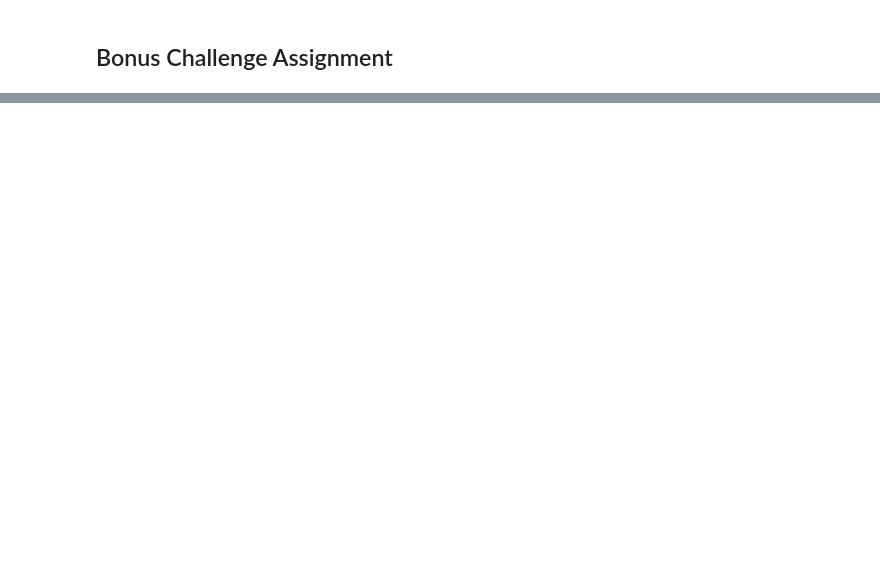
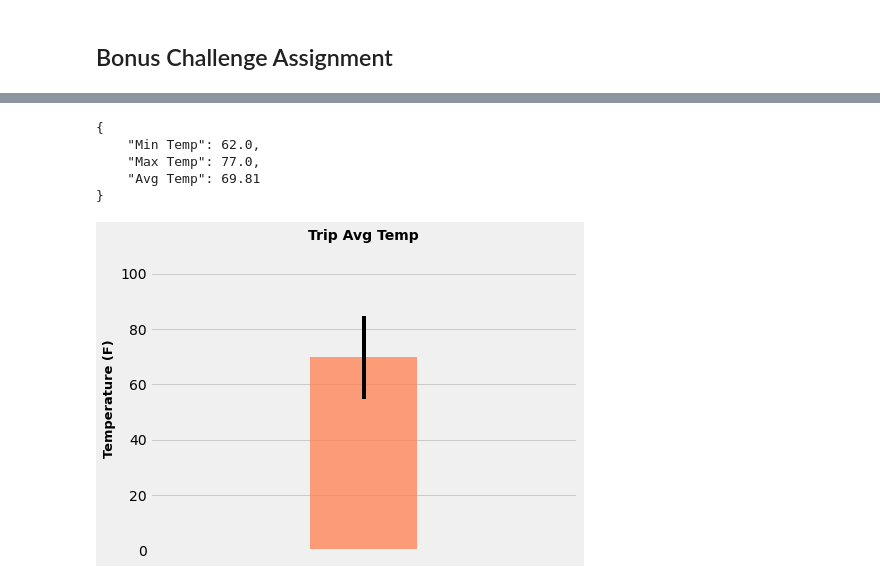
Before and after one commit to abpuccini/sqlalchemy-challenge, a Jupyter notebook: climate_honolulu.ipynb, the cells around one changed output, grey strips where cells are left out. Saved outputs shown, nothing was run; the diff lists cells and outputs as text; code cells hidden in the pictures; blank space fills up the shorter version.

```diff
--- a/climate_honolulu.ipynb
+++ b/climate_honolulu.ipynb
@@ -219,0 +272,52 @@ print(calc_temps('2012-02-28', '2012-03-05'))
+# %%
+# The previous year's data (Trip date: 2017-12-28 to 2018-01-03)
+trip_strt_date = '2016-12-28'
+trip_end_date = '2017-01-03'
+
+# Use your previous function `calc_temps` to calculate the tmin, tavg, and tmax
+trip_results = calc_temps(trip_strt_date, trip_end_date)
+
+trip_tmin = trip_results[0][0]
+trip_tmax = trip_results[0][2]
+trip_avg = trip_results[0][1]
+
+trip_summary = {
+    'Min Temp': trip_tmin,
+    'Max Temp': trip_tmax,
+    'Avg Temp': round(trip_avg,2)
+}
+
+print(json.dumps(trip_summary, indent=4))
+# %% [output]
+{
+    "Min Temp": 62.0,
+    "Max Temp": 77.0,
+    "Avg Temp": 69.81
+}
+# %%
+# Plot the results from your previous query as a bar chart.
+fig, ax = plt.subplots(figsize=(7, 5))
+
+# Use the average temperature for the y value
+y_value = trip_results[0][1]
+
+# The peak-to-peak (tmax-tmin) value as the y error bar (yerr)
+yerr = trip_tmax - trip_tmin
+
+# Plot the result
+x_axis = np.arange(len(trip_results[0]))
+plt.xticks([])
+plt.bar(x_axis[0], y_value, yerr=yerr, alpha=0.75, color='coral', width=0.5)
+plt.ylabel('Temperature (F)', fontweight='bold', fontsize=13)
+plt.xlim(-1, 1)
+plt.ylim(0,110)
+
+# Use "Trip Avg Temp" as your Title
+plt.title('Trip Avg Temp', fontweight='bold', fontsize=14)
+
+# Save the figure and show
+plt.tight_layout()
+plt.savefig('Images/bar_plot_with_error_bars.png')
+plt.show()
+# %% [output]
+[figure, added]
```
Also changed, not shown: parts of 24 cells of this notebook, 4 other files.
